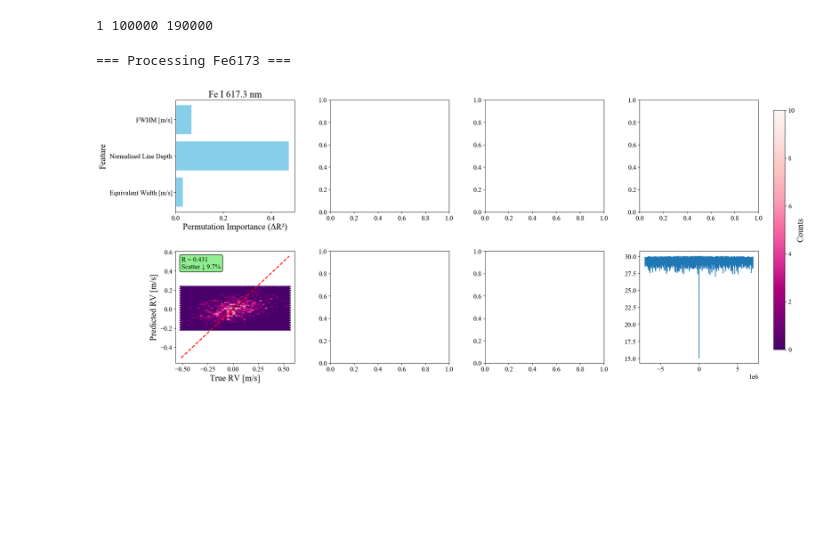
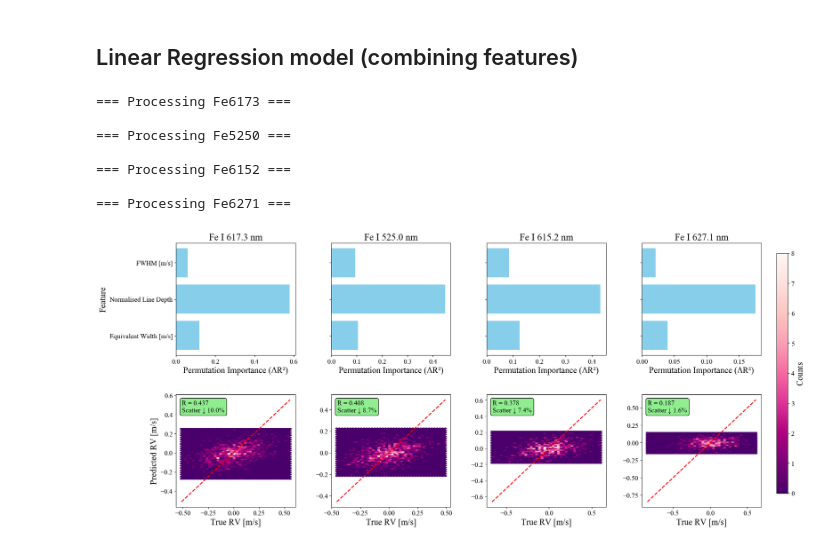
Before and after one commit to elizgonz/DISCO, a Jupyter notebook: analyse_results/noisy_correlations.ipynb, the cells around one changed output. Drawn from its saved outputs; the diff is of its cells as text; code cells hidden in the pictures; blank space fills up the shorter version.

```diff
--- a/analyse_results/noisy_correlations.ipynb
+++ b/analyse_results/noisy_correlations.ipynb
@@ -229,6 +70,0 @@ print(cm.compute_equivalent_width(vel_og, Is[0]))
-# %%
-for i in range(1000):
-    plt.plot(vel, ccfs[i]/np.max(ccfs[i]), color='gray', alpha=0.3)
-    plt.plot(vel_og, Is[i]/np.max(Is[i]), color='blue', alpha=0.3)
-
-plt.xlim(np.min(vel), np.max(vel))
@@ -238,16 +70,0 @@ plt.xlim(np.min(vel), np.max(vel))
-# %%
-widths = np.array(widths)
-print(widths.shape)
-Rs = []
-
-for i in range(widths.shape[1]):
-    R = np.corrcoef(rv_ccfs, widths[:,i])[0,1]
-    Rs.append(R)
-
-idx = np.argmax(np.abs(Rs))
-print(f'Max correlation: {Rs[idx]:.3f} at {idx}')
-
-
-plt.plot(np.mean(widths, axis=1), rv_ccfs, 'o', alpha=0.5)
-R = np.corrcoef(np.mean(widths, axis=1), rv_ccfs)[0,1]
-print(f'R = {R:.3f}')
@@ -337,16 +152,9 @@ KeyboardInterrupt:
-# %%
-print(n_lines, snr, resolution)
-lines = ['Fe6173']
-
-n_lines = 10
-# %% [output]
-1 100000 190000
+# %% [markdown]
+## Linear Regression model (combining features)
 # %%
 
 fig, axes = plt.subplots(2, 4, figsize=(22, 10))
 plt.subplots_adjust(hspace=0.35, wspace=0.3)
-
-lines = ['Fe6173']
 
 hb = None
 
@@ -390,21 +198,6 @@ for col, line in enumerate(lines):
     vel = cm.get_ccf(wl_ext_train, noisy_Is_ext_train[0], template_train)[0]
     ccfs_train = np.array([cm.get_ccf(wl_ext_train, I, template_train)[1]for I in noisy_Is_ext_train])
     ccfs_test = np.array([cm.get_ccf(wl_ext_test, I, template_test)[1] for I in noisy_Is_ext_test])
-
-    # y_train = np.array([cm.find_line_core(vel, ccfs_train[i])[0] for i in range(len(ccfs_train))])
-    # y_test = np.array([cm.find_line_core(vel, ccfs_test[i])[0] for i in range(len(ccfs_test))])
-
-    # m = np.mean(y_train)
-
-    # y_train = y_train - m
-    # y_test = y_test - m
-
-    # idx = np.where(np.abs(vel) < 20000)
-    # vel = vel[idx]
-    # ccfs_train = ccfs_train[:, idx[0]]
-    # ccfs_test = ccfs_test[:, idx[0]]
-
-    plt.plot(vel, np.abs(ccfs_train[0]))
 
     # === Feature matrix ===
     all_feats_train = np.column_stack([
@@ -446,31 +239,37 @@ for col, line in enumerate(lines):
         ax1.set_ylabel("Feature")
     else:
         ax1.set_yticklabels([])  # hide redundant labels
     ax1.set_xlabel("Permutation Importance (ΔR²)")
 
     # === Row 2: Predicted vs True RV ===
     ax2 = axes[1, col]
     hb = ax2.hexbin(y_test, y_pred, gridsize=40, cmap="RdPu_r")
     ax2.plot([y_test.min(), y_test.max()],
              [y_test.min(), y_test.max()],
              'r--', lw=2)
     ax2.set_xlabel("True RV [m/s]")
     if col == 0:
         ax2.set_ylabel("Predicted RV [m/s]")
 
     # Green annotation box
     textstr = f"R = {R:.3f}\nScatter ↓ {scatter_red:.1f}%"
     ax2.text(0.05, 0.95, textstr, transform=ax2.transAxes,
              fontsize=14, verticalalignment='top',
              bbox=dict(boxstyle="round", facecolor='lightgreen', edgecolor='black'))
 
 # === Shared colorbar outside the grid ===
 cbar_ax = fig.add_axes([0.92, 0.15, 0.015, 0.7])  # [left, bottom, width, height]
 cbar = fig.colorbar(hb, cax=cbar_ax)
 cbar.set_label("Counts")
 
 # plt.savefig("output_plots/rv_prediction_summary_permutation.png", dpi=300, bbox_inches="tight")
 plt.show()
 # %% [output]
 === Processing Fe6173 ===
+
+=== Processing Fe5250 ===
+
+=== Processing Fe6152 ===
+
+=== Processing Fe6271 ===
-[figure, old version]
+[figure, new version]
```
Also changed, not shown: parts of 19 cells of this notebook, 25 other files.
